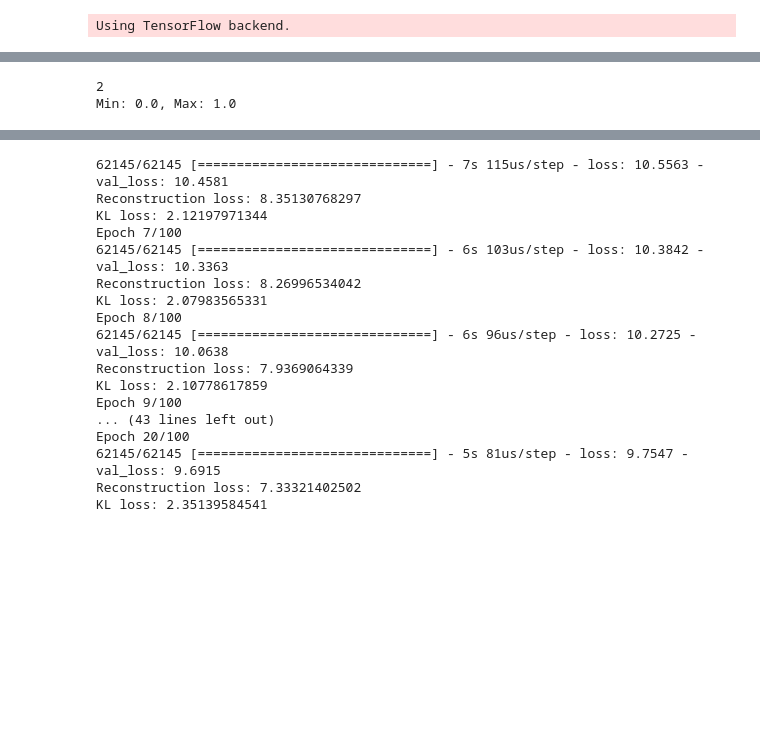
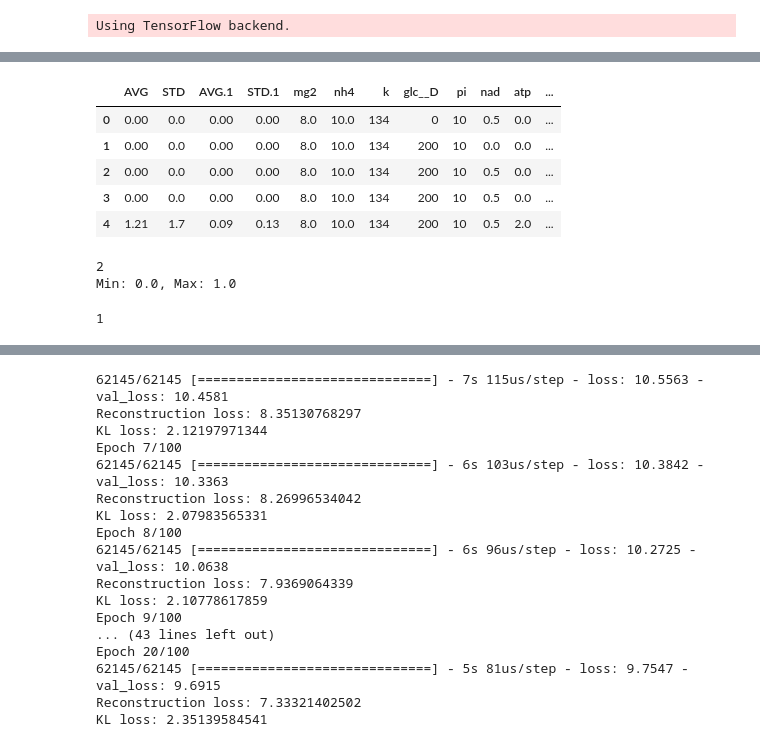
Before and after one commit to nlarusstone/cf_fba, a Jupyter notebook: notebooks/ExamineFluxes.ipynb, the cells around one changed output, grey strips where cells are left out. Saved outputs shown, nothing was run; the diff lists cells and outputs as text; code cells hidden in the pictures; blank space fills up the shorter version.

```diff
--- a/notebooks/ExamineFluxes.ipynb
+++ b/notebooks/ExamineFluxes.ipynb
@@ -30 +35,13 @@ import src.flux_utils as futils
+# %%
+df = pd.read_csv('../data/karim_data.CSV')
+df.drop(columns=['Area_1', 'Area_2', 'Conc_1', 'Conc_2'], inplace=True)
+n_experiments = df.shape[0]
+df.head()
+# %% [output]
+|  | AVG | STD | AVG.1 | STD.1 | mg2 | nh4 | k | glc__D | pi | nad | atp | ... |
+| 0 | 0.00 | 0.0 | 0.00 | 0.00 | 8.0 | 10.0 | 134 | 0 | 10 | 0.5 | 0.0 | ... |
+| 1 | 0.00 | 0.0 | 0.00 | 0.00 | 8.0 | 10.0 | 134 | 200 | 10 | 0.0 | 0.0 | ... |
+| 2 | 0.00 | 0.0 | 0.00 | 0.00 | 8.0 | 10.0 | 134 | 200 | 10 | 0.5 | 0.0 | ... |
+| 3 | 0.00 | 0.0 | 0.00 | 0.00 | 8.0 | 10.0 | 134 | 200 | 10 | 0.5 | 0.0 | ... |
+| 4 | 1.21 | 1.7 | 0.09 | 0.13 | 8.0 | 10.0 | 134 | 200 | 10 | 0.5 | 2.0 | ... |
 # %%
@@ -36,2 +63,4 @@ Min: 0.0, Max: 1.0
 # %%
 y_vals = futils.scale_data(data=df['AVG.1'].values, scale_type='flux_zero', in_place=False)
+# %% [output]
+1
```
Also changed, not shown: parts of 44 cells of this notebook, 17 other files.
